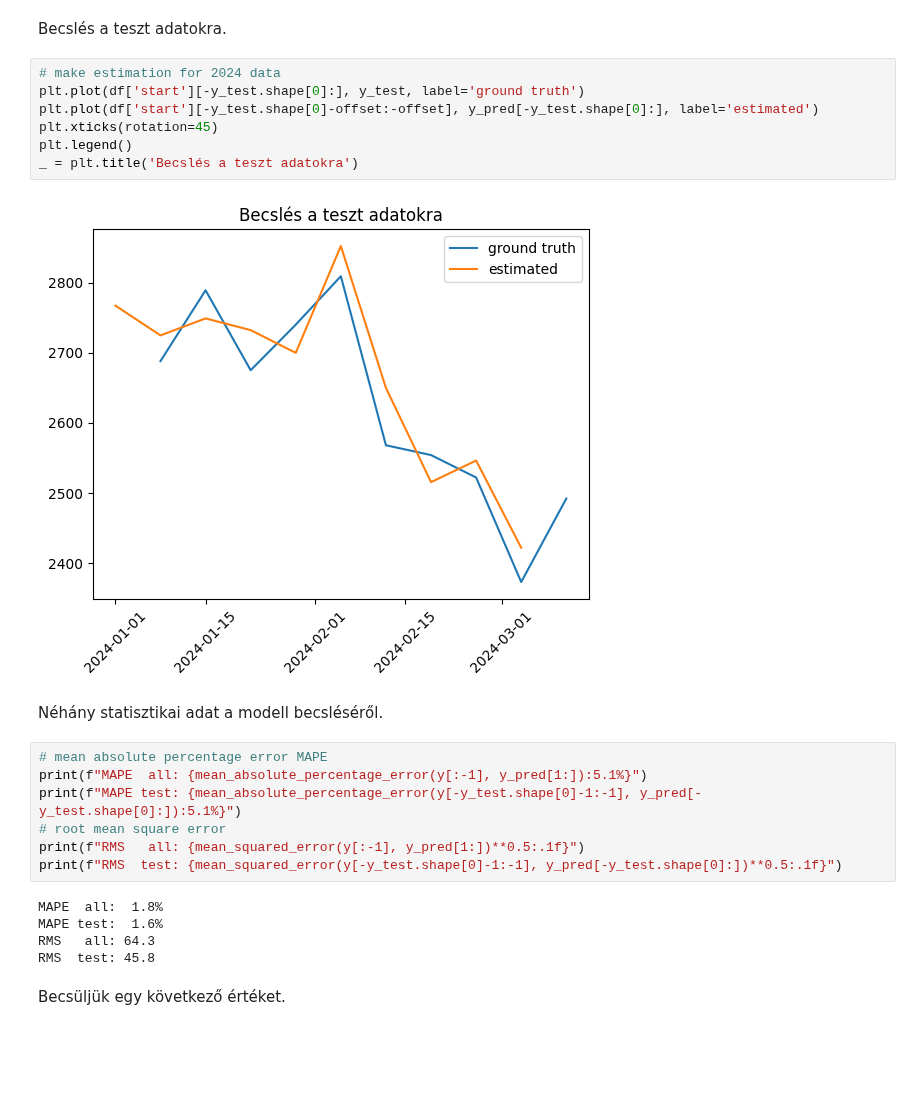
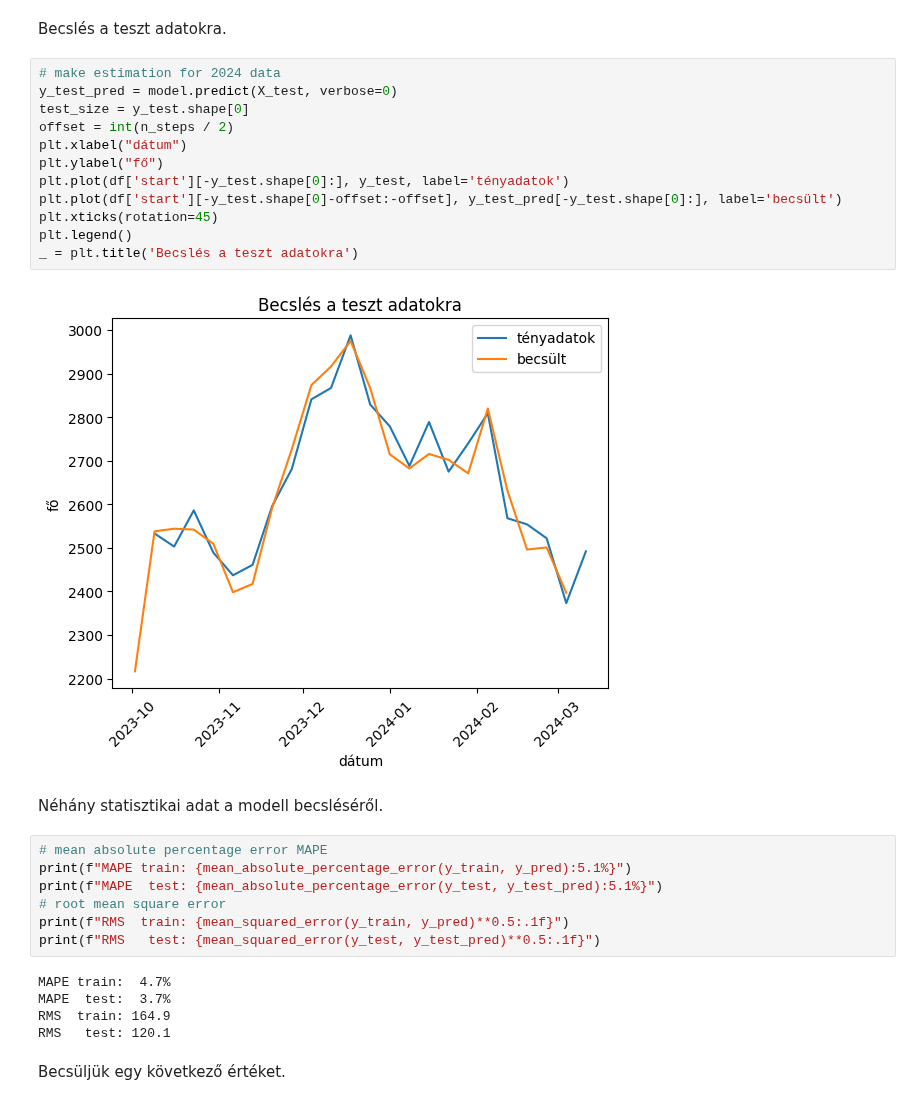
Before and after one commit to OSGeoLabBp/tutorials, a Jupyter notebook: hungarian/machine_learning/lessons/time_series.ipynb, the cells around one changed output. Cells and saved outputs as stored; diff of their text form; blank space fills up the shorter version.

```diff
--- a/hungarian/machine_learning/lessons/time_series.ipynb
+++ b/hungarian/machine_learning/lessons/time_series.ipynb
@@ -149,27 +150,32 @@ _ = plt.title('Ismert és becsült adatok (részlet)')
 Becslés a teszt adatokra.
 # %%
 # make estimation for 2024 data
-plt.plot(df['start'][-y_test.shape[0]:], y_test, label='ground truth')
-plt.plot(df['start'][-y_test.shape[0]-offset:-offset], y_pred[-y_test.shape[0]:], label='estimated')
+y_test_pred = model.predict(X_test, verbose=0)
+test_size = y_test.shape[0]
+offset = int(n_steps / 2)
+plt.xlabel("dátum")
+plt.ylabel("fő")
+plt.plot(df['start'][-y_test.shape[0]:], y_test, label='tényadatok')
+plt.plot(df['start'][-y_test.shape[0]-offset:-offset], y_test_pred[-y_test.shape[0]:], label='becsült')
 plt.xticks(rotation=45)
 plt.legend()
 _ = plt.title('Becslés a teszt adatokra')
 # %% [output]
-[figure, old version]
+[figure, new version]
 # %% [markdown]
 Néhány statisztikai adat a modell becsléséről.
 # %%
 # mean absolute percentage error MAPE
-print(f"MAPE  all: {mean_absolute_percentage_error(y[:-1], y_pred[1:]):5.1%}")
-print(f"MAPE test: {mean_absolute_percentage_error(y[-y_test.shape[0]-1:-1], y_pred[-y_test.shape[0]:]):5.1%}")
+print(f"MAPE train: {mean_absolute_percentage_error(y_train, y_pred):5.1%}")
+print(f"MAPE  test: {mean_absolute_percentage_error(y_test, y_test_pred):5.1%}")
 # root mean square error
-print(f"RMS   all: {mean_squared_error(y[:-1], y_pred[1:])**0.5:.1f}")
-print(f"RMS  test: {mean_squared_error(y[-y_test.shape[0]-1:-1], y_pred[-y_test.shape[0]:])**0.5:.1f}")
+print(f"RMS  train: {mean_squared_error(y_train, y_pred)**0.5:.1f}")
+print(f"RMS   test: {mean_squared_error(y_test, y_test_pred)**0.5:.1f}")
 # %% [output]
-MAPE  all:  1.8%
-MAPE test:  1.6%
-RMS   all: 64.3
-RMS  test: 45.8
+MAPE train:  4.7%
+MAPE  test:  3.7%
+RMS  train: 164.9
+RMS   test: 120.1
 # %% [markdown]
 Becsüljük egy következő értéket.
 # %%
```
Also changed, not shown: parts of 9 cells of this notebook.
